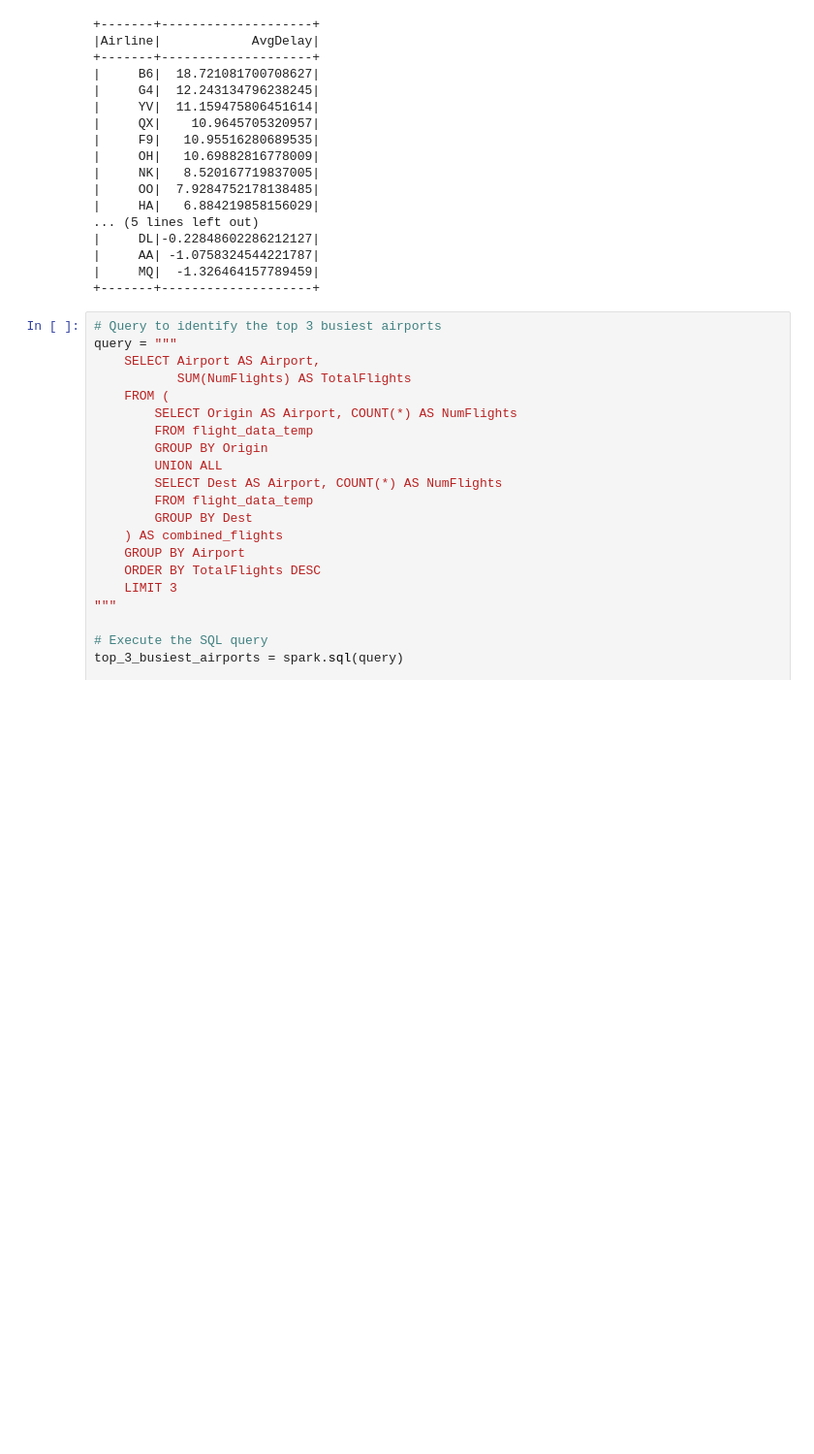
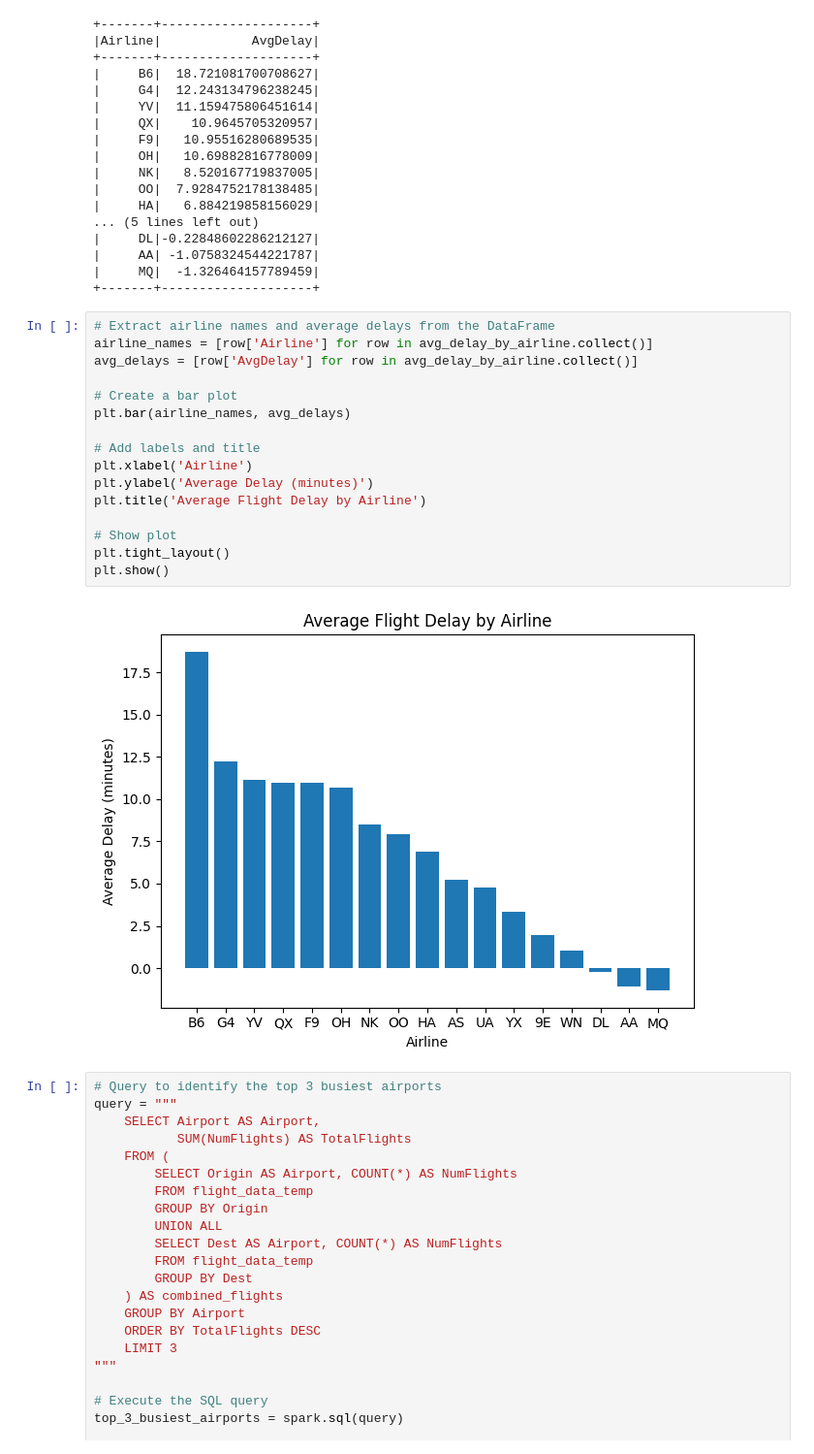
Before and after one commit to TejasTadikonda04/airline-efficiency, a Jupyter notebook: airline_efficiency.ipynb, the cells around one changed output. Shown: that part at 97% size. Drawn from its saved outputs; the diff is of its cells as text; blank space fills up the shorter version.

```diff
--- a/airline_efficiency.ipynb
+++ b/airline_efficiency.ipynb
@@ -127,6 +148,24 @@ avg_delay_by_airline.show()
 |     AA| -1.0758324544221787|
 |     MQ|  -1.326464157789459|
 +-------+--------------------+
+# %%
+# Extract airline names and average delays from the DataFrame
+airline_names = [row['Airline'] for row in avg_delay_by_airline.collect()]
+avg_delays = [row['AvgDelay'] for row in avg_delay_by_airline.collect()]
+
+# Create a bar plot
+plt.bar(airline_names, avg_delays)
+
+# Add labels and title
+plt.xlabel('Airline')
+plt.ylabel('Average Delay (minutes)')
+plt.title('Average Flight Delay by Airline')
+
+# Show plot
+plt.tight_layout()
+plt.show()
+# %% [output]
+[figure, added]
 # %%
 # Query to identify the top 3 busiest airports
 query = """
```
Also changed, not shown: parts of 5 cells of this notebook.
